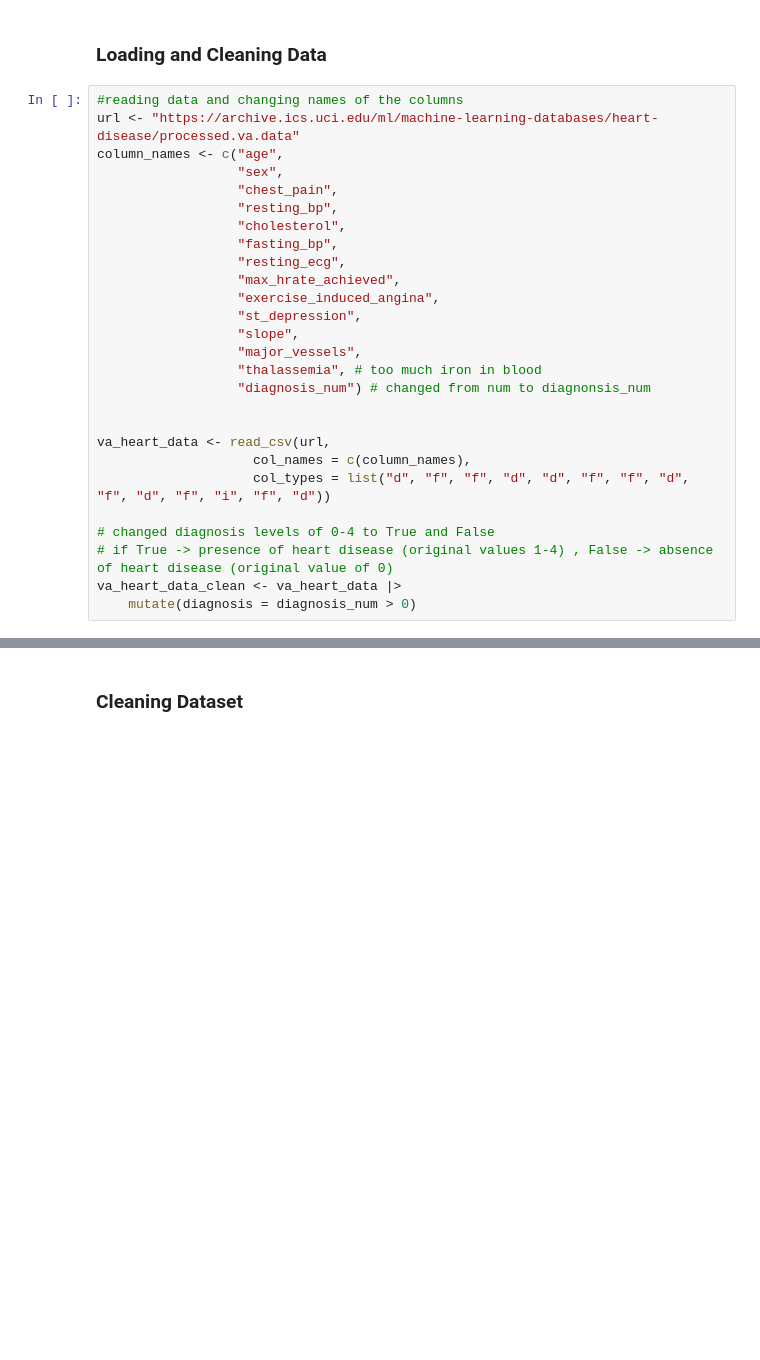
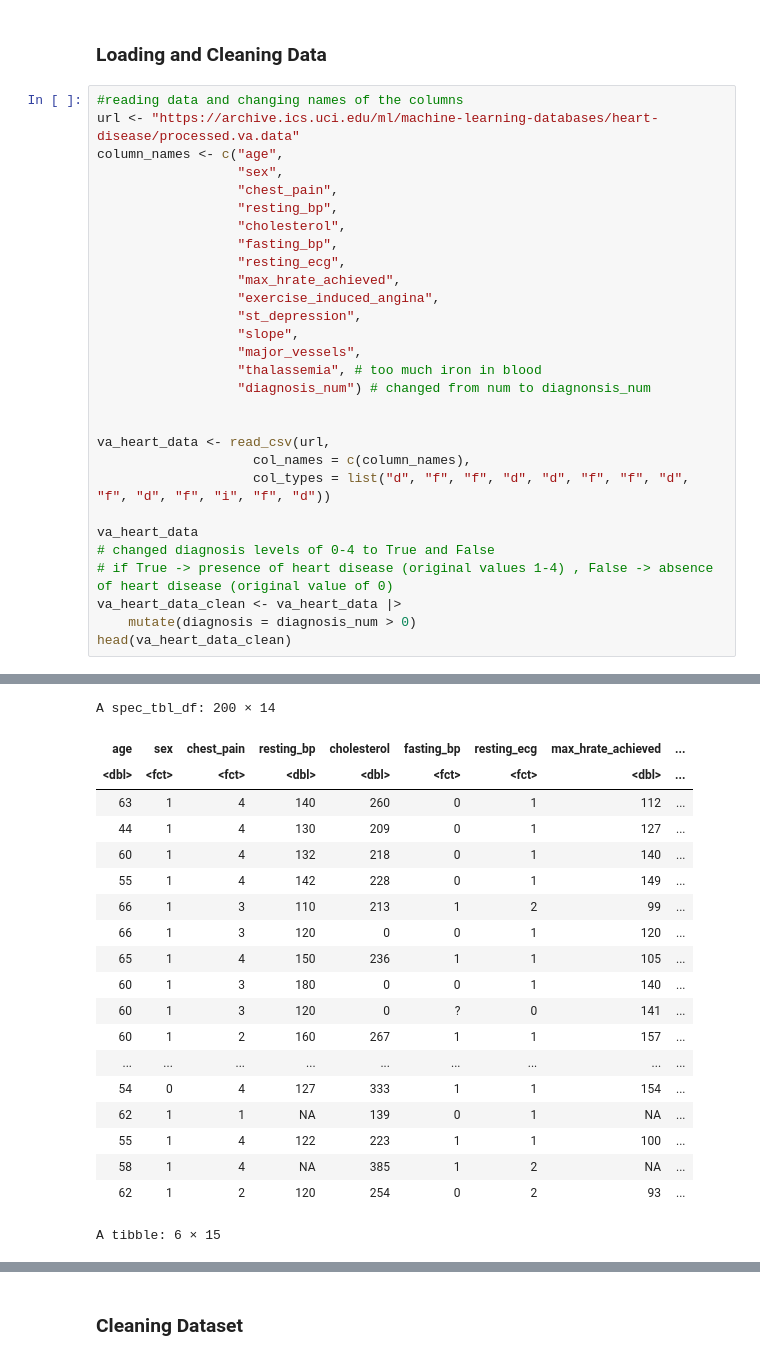
Before and after one commit to Majordingus2/group12-dsci-project, a Jupyter notebook: Group Proposal.ipynb, the cells around one changed output, grey strips where cells are left out. Saved outputs shown, nothing was run; the diff lists cells and outputs as text; blank space fills up the shorter version.

```diff
--- a/Group Proposal.ipynb
+++ b/Group Proposal.ipynb
@@ -30,30 +71,52 @@ url <- "https://archive.ics.uci.edu/ml/machine-learning-databases/heart-disease/
 column_names <- c("age",
                   "sex",
                   "chest_pain",
                   "resting_bp",
                   "cholesterol",
                   "fasting_bp",
                   "resting_ecg",
                   "max_hrate_achieved",
                   "exercise_induced_angina",
                   "st_depression",
                   "slope",
                   "major_vessels",
                   "thalassemia", # too much iron in blood
                   "diagnosis_num") # changed from num to diagnonsis_num
 
 
 va_heart_data <- read_csv(url,
                     col_names = c(column_names),
                     col_types = list("d", "f", "f", "d", "d", "f", "f", "d", "f", "d", "f", "i", "f", "d"))
 
+va_heart_data
 # changed diagnosis levels of 0-4 to True and False
 # if True -> presence of heart disease (original values 1-4) , False -> absence of heart disease (original value of 0)
 va_heart_data_clean <- va_heart_data |>
     mutate(diagnosis = diagnosis_num > 0)
+head(va_heart_data_clean)
 # %% [output]
 Warning message:
 “One or more parsing issues, call `problems()` on your data frame for details,
 e.g.:
   dat <- vroom(...)
   problems(dat)”
+A spec_tbl_df: 200 × 14
+| age | sex | chest_pain | resting_bp | cholesterol | fasting_bp | resting_ecg | max_hrate_achieved | ... |
+| <dbl> | <fct> | <fct> | <dbl> | <dbl> | <fct> | <fct> | <dbl> | ... |
+| 63 | 1 | 4 | 140 | 260 | 0 | 1 | 112 | ... |
+| 44 | 1 | 4 | 130 | 209 | 0 | 1 | 127 | ... |
+| 60 | 1 | 4 | 132 | 218 | 0 | 1 | 140 | ... |
+| 55 | 1 | 4 | 142 | 228 | 0 | 1 | 149 | ... |
+| 66 | 1 | 3 | 110 | 213 | 1 | 2 | 99 | ... |
+| 66 | 1 | 3 | 120 | 0 | 0 | 1 | 120 | ... |
+| 65 | 1 | 4 | 150 | 236 | 1 | 1 | 105 | ... |
+| 60 | 1 | 3 | 180 | 0 | 0 | 1 | 140 | ... |
+| 60 | 1 | 3 | 120 | 0 | ? | 0 | 141 | ... |
+| 60 | 1 | 2 | 160 | 267 | 1 | 1 | 157 | ... |
+| ... | ... | ... | ... | ... | ... | ... | ... | ... |
+| 54 | 0 | 4 | 127 | 333 | 1 | 1 | 154 | ... |
+| 62 | 1 | 1 | NA | 139 | 0 | 1 | NA | ... |
+| 55 | 1 | 4 | 122 | 223 | 1 | 1 | 100 | ... |
+| 58 | 1 | 4 | NA | 385 | 1 | 2 | NA | ... |
+| 62 | 1 | 2 | 120 | 254 | 0 | 2 | 93 | ... |
+A tibble: 6 × 15
```
Also changed, not shown: parts of 18 cells of this notebook.
